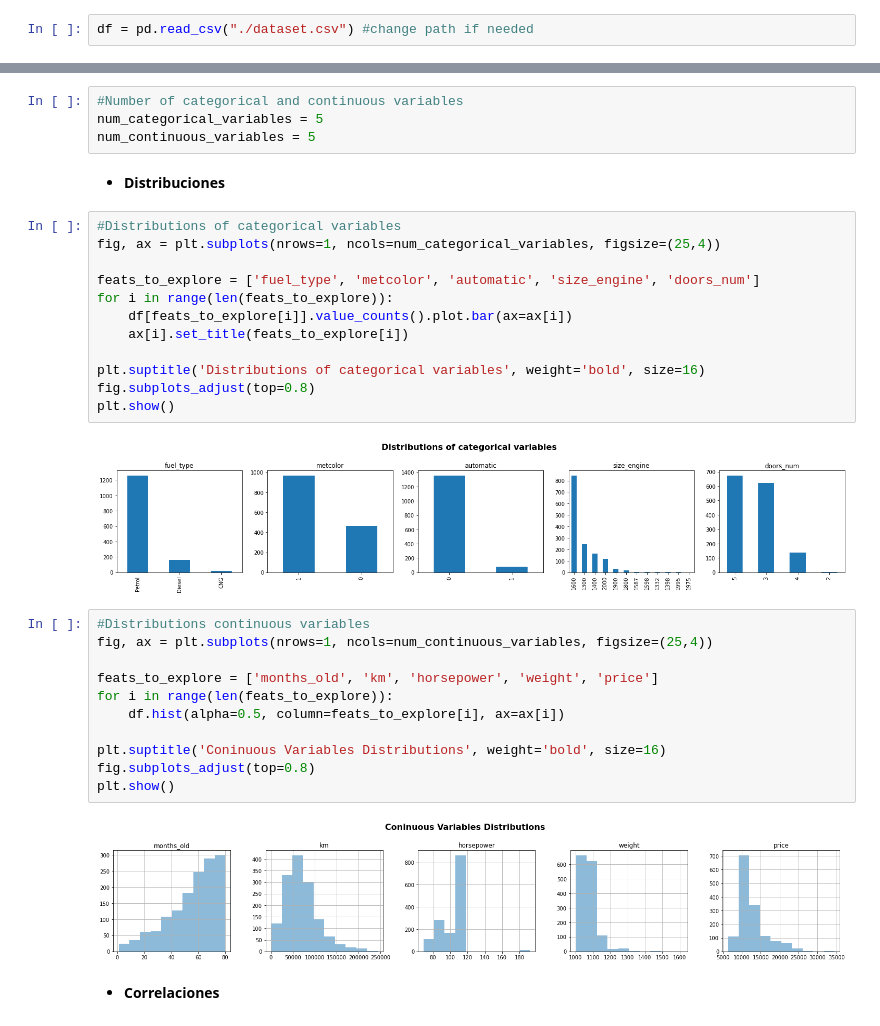
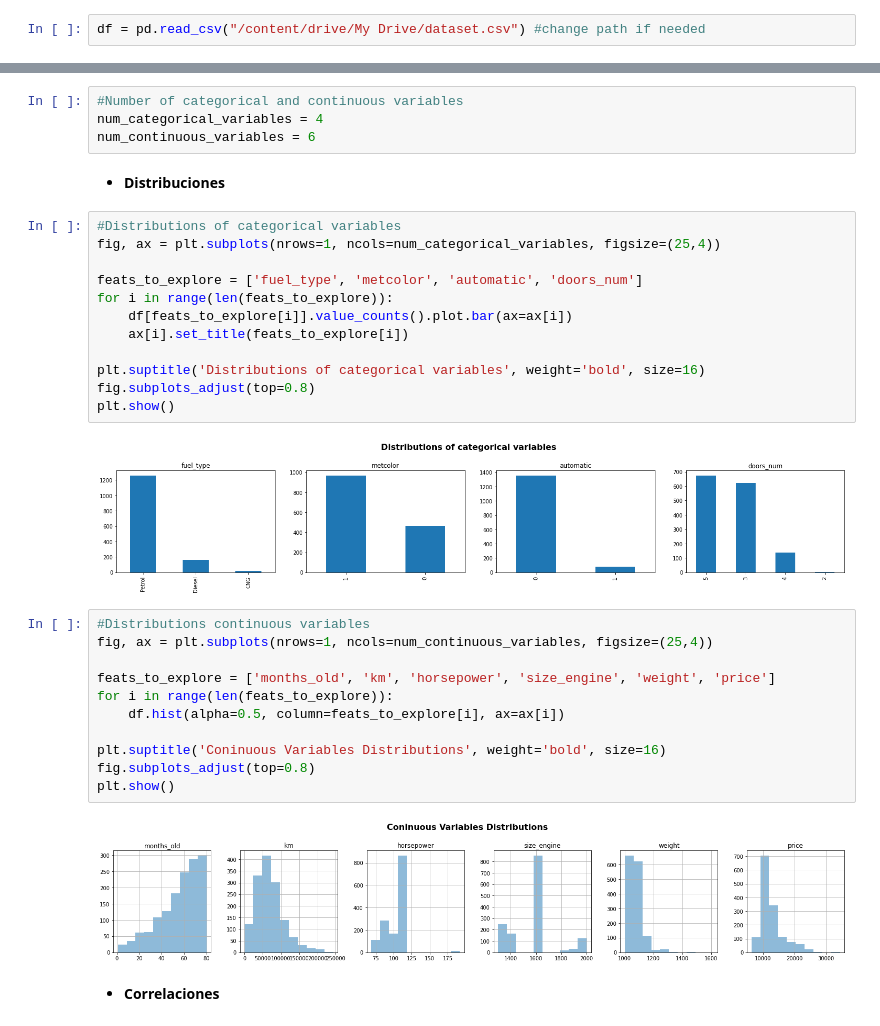
Before and after one commit to mtablado/uoc2022_deeplearning_pec1, a Jupyter notebook: 20212_M2_875_PEC1_Enunciado.ipynb, the cells around one changed output, grey strips where cells are left out. Saved outputs shown, nothing was run; the diff lists cells and outputs as text.

```diff
--- a/20212_M2_875_PEC1_Enunciado.ipynb
+++ b/20212_M2_875_PEC1_Enunciado.ipynb
@@ -59,5 +58,5 @@ ModuleNotFoundError: No module named 'google.colab'
 # %%
-df = pd.read_csv("./dataset.csv") #change path if needed
+df = pd.read_csv("/content/drive/My Drive/dataset.csv") #change path if needed
 # %%
 df.head(5)
 # %% [output]
@@ -112,29 +111,29 @@ df.describe
 [1436 rows x 10 columns]>
 # %%
 #Number of categorical and continuous variables
-num_categorical_variables = 5
-num_continuous_variables = 5
+num_categorical_variables = 4
+num_continuous_variables = 6
 # %% [markdown]
 *   **Distribuciones**
 # %%
 #Distributions of categorical variables
 fig, ax = plt.subplots(nrows=1, ncols=num_categorical_variables, figsize=(25,4))
 
-feats_to_explore = ['fuel_type', 'metcolor', 'automatic', 'size_engine', 'doors_num']
+feats_to_explore = ['fuel_type', 'metcolor', 'automatic', 'doors_num']
 for i in range(len(feats_to_explore)):
     df[feats_to_explore[i]].value_counts().plot.bar(ax=ax[i])
     ax[i].set_title(feats_to_explore[i])
 
 plt.suptitle('Distributions of categorical variables', weight='bold', size=16)
 fig.subplots_adjust(top=0.8)
 plt.show()
 # %% [output]
-[figure, old version]
+[figure, new version]
 # %%
 #Distributions continuous variables
 fig, ax = plt.subplots(nrows=1, ncols=num_continuous_variables, figsize=(25,4))
 
-feats_to_explore = ['months_old', 'km', 'horsepower', 'weight', 'price']
+feats_to_explore = ['months_old', 'km', 'horsepower', 'size_engine', 'weight', 'price']
 for i in range(len(feats_to_explore)):
     df.hist(alpha=0.5, column=feats_to_explore[i], ax=ax[i])
 
@@ -142,7 +141,7 @@ plt.suptitle('Coninuous Variables Distributions', weight='bold', size=16)
 fig.subplots_adjust(top=0.8)
 plt.show()
 # %% [output]
-[figure, old version]
+[figure, new version]
 # %% [markdown]
 *   **Correlaciones**
 # %%
```
Also changed, not shown: parts of 13 cells of this notebook.
